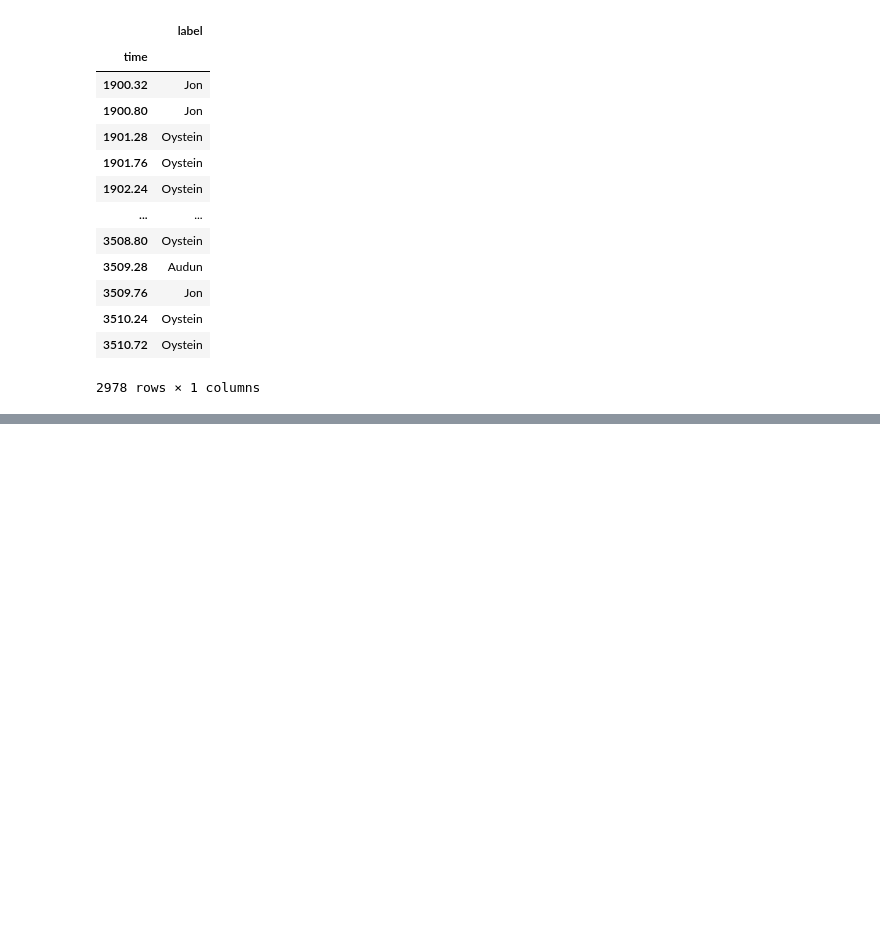
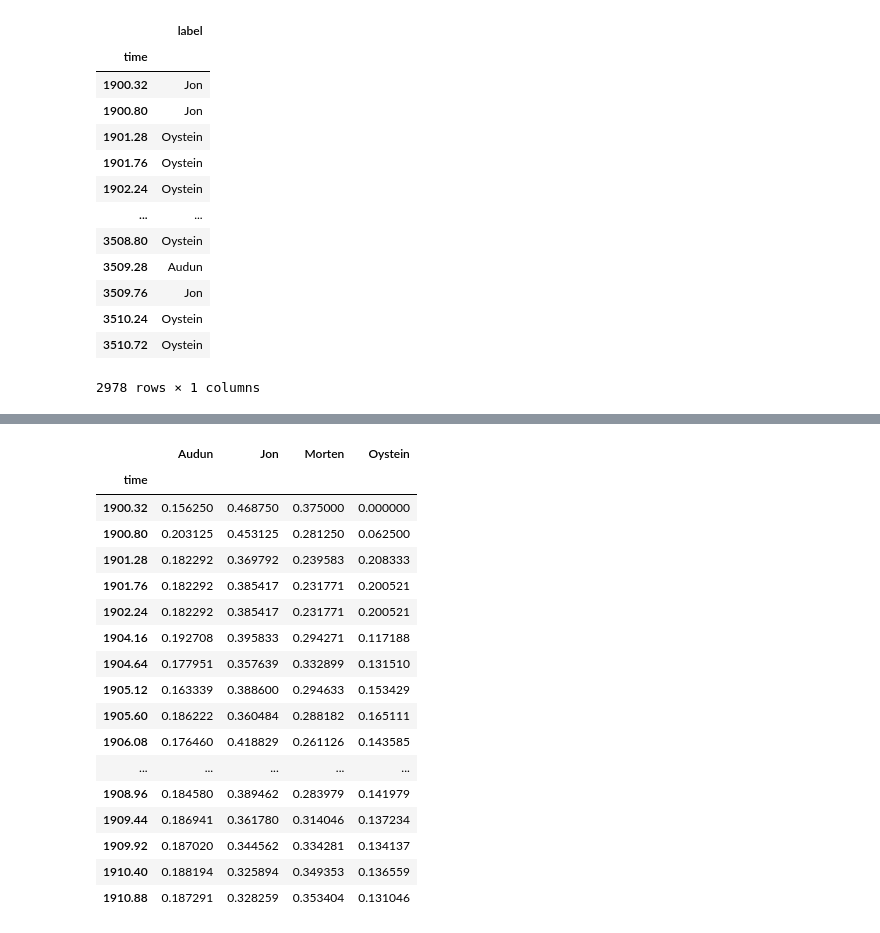
Before and after one commit to jonnor/machinehearing, a Jupyter notebook: handson/audio-embedding/Segmentation.ipynb, the cells around one changed output, grey strips where cells are left out. Cells and saved outputs as stored; diff of their text form; code cells hidden in the pictures; blank space fills up the shorter version.

```diff
--- a/handson/audio-embedding/Segmentation.ipynb
+++ b/handson/audio-embedding/Segmentation.ipynb
@@ -330,3 +342,43 @@ ll = resample(pp)
+# %%
+def temporal_smoothing(df, lookback='3s', agg='median'):
+    lookback = pandas.Timedelta(lookback)
+
+    df = df.sort_index()
+
+    df.index = pandas.to_timedelta(df.index, unit='s')
+
+    out = df.copy()
+    for end in df.index:
+        start = max(end - lookback, df.index.min())
+        #print('s', start, end)
+        window = out.loc[start:end]
+        out.loc[end] = window.agg(agg, axis=0)
+
+    out.index = out.index.total_seconds()
+
+    return out
+
+ll = temporal_smoothing(pp, lookback='4s', agg='mean')
+ll.head(20)
+# %% [output]
+|  | Audun | Jon | Morten | Oystein |
+| time |  |  |  |  |
+| 1900.32 | 0.156250 | 0.468750 | 0.375000 | 0.000000 |
+| 1900.80 | 0.203125 | 0.453125 | 0.281250 | 0.062500 |
+| 1901.28 | 0.182292 | 0.369792 | 0.239583 | 0.208333 |
+| 1901.76 | 0.182292 | 0.385417 | 0.231771 | 0.200521 |
+| 1902.24 | 0.182292 | 0.385417 | 0.231771 | 0.200521 |
+| 1904.16 | 0.192708 | 0.395833 | 0.294271 | 0.117188 |
+| 1904.64 | 0.177951 | 0.357639 | 0.332899 | 0.131510 |
+| 1905.12 | 0.163339 | 0.388600 | 0.294633 | 0.153429 |
+| 1905.60 | 0.186222 | 0.360484 | 0.288182 | 0.165111 |
+| 1906.08 | 0.176460 | 0.418829 | 0.261126 | 0.143585 |
+| ... | ... | ... | ... | ... |
+| 1908.96 | 0.184580 | 0.389462 | 0.283979 | 0.141979 |
+| 1909.44 | 0.186941 | 0.361780 | 0.314046 | 0.137234 |
+| 1909.92 | 0.187020 | 0.344562 | 0.334281 | 0.134137 |
+| 1910.40 | 0.188194 | 0.325894 | 0.349353 | 0.136559 |
+| 1910.88 | 0.187291 | 0.328259 | 0.353404 | 0.131046 |
 # %%
 # FIXME: make this into a function
 class_map_idx = dict(zip(range(0, 4), estimator.classes_))
```
Also changed, not shown: parts of 14 cells of this notebook, 1 other file.
